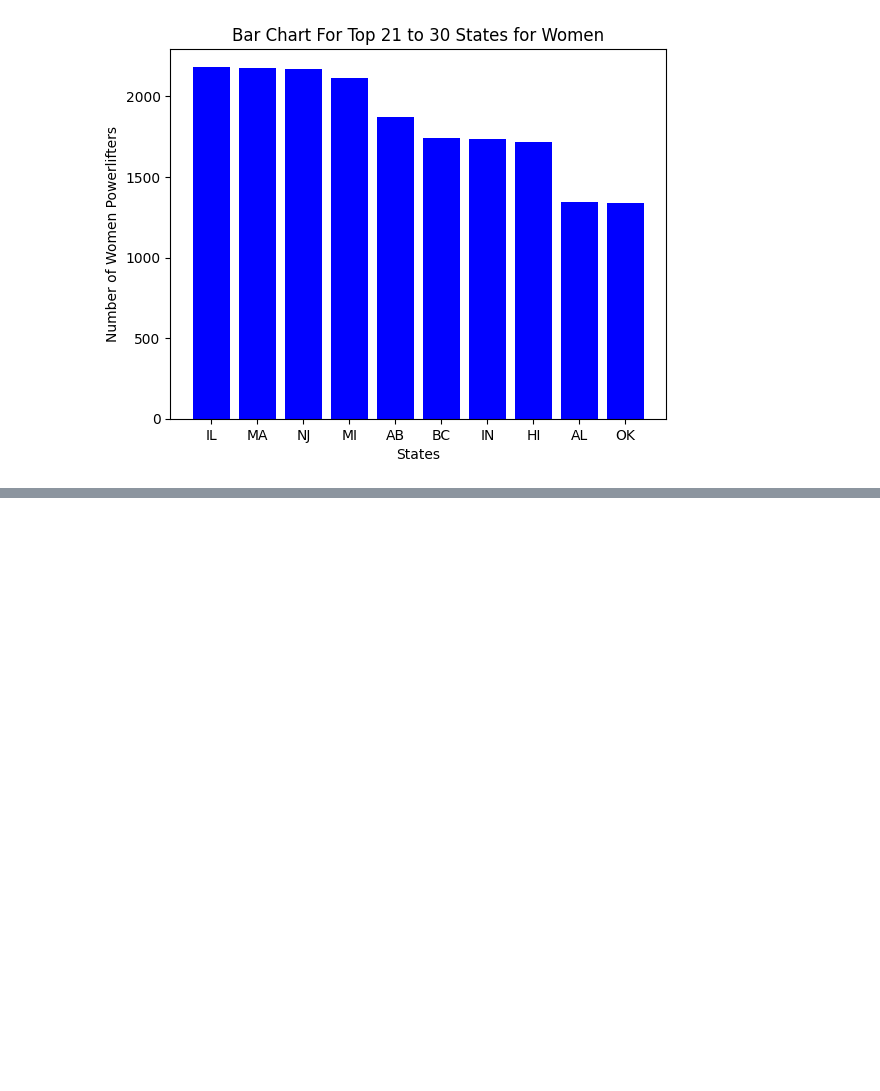
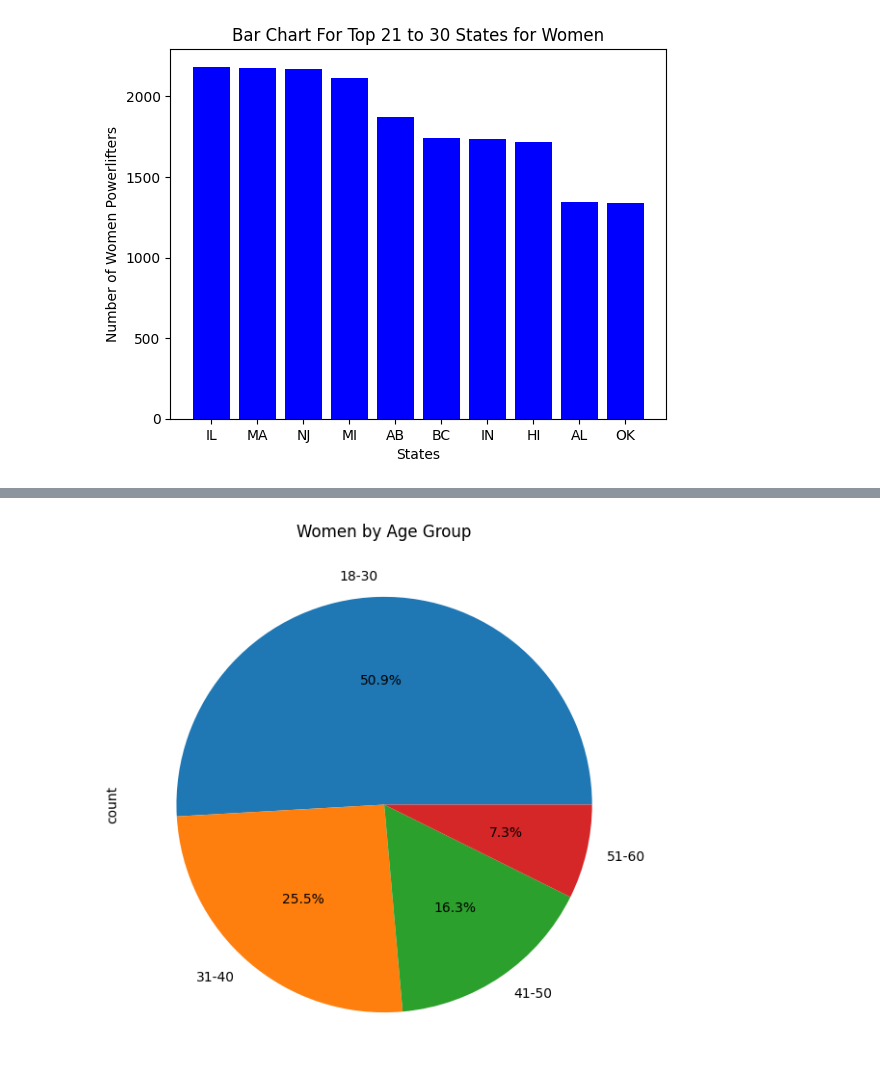
Before and after one commit to sivasamy1/data_analytics, a Jupyter notebook: powerlifting_miniproject.ipynb, the cells around one changed output, grey strips where cells are left out. Cells and saved outputs as stored; diff of their text form; code cells hidden in the pictures; blank space fills up the shorter version.

```diff
--- a/powerlifting_miniproject.ipynb
+++ b/powerlifting_miniproject.ipynb
@@ -191,0 +297,11 @@ plt.show()
+# %%
+# Filter women by age group
+women_age_group = df[df['Sex'] == 'F']['AgeGroup'].value_counts()
+
+# Plot pie chart
+plt.figure(figsize=(10,7))
+women_age_group.plot.pie(autopct='%1.1f%%')
+plt.title('Women by Age Group')
+plt.show()
+# %% [output]
+[figure, added]
```
Also changed, not shown: parts of 14 cells of this notebook.
